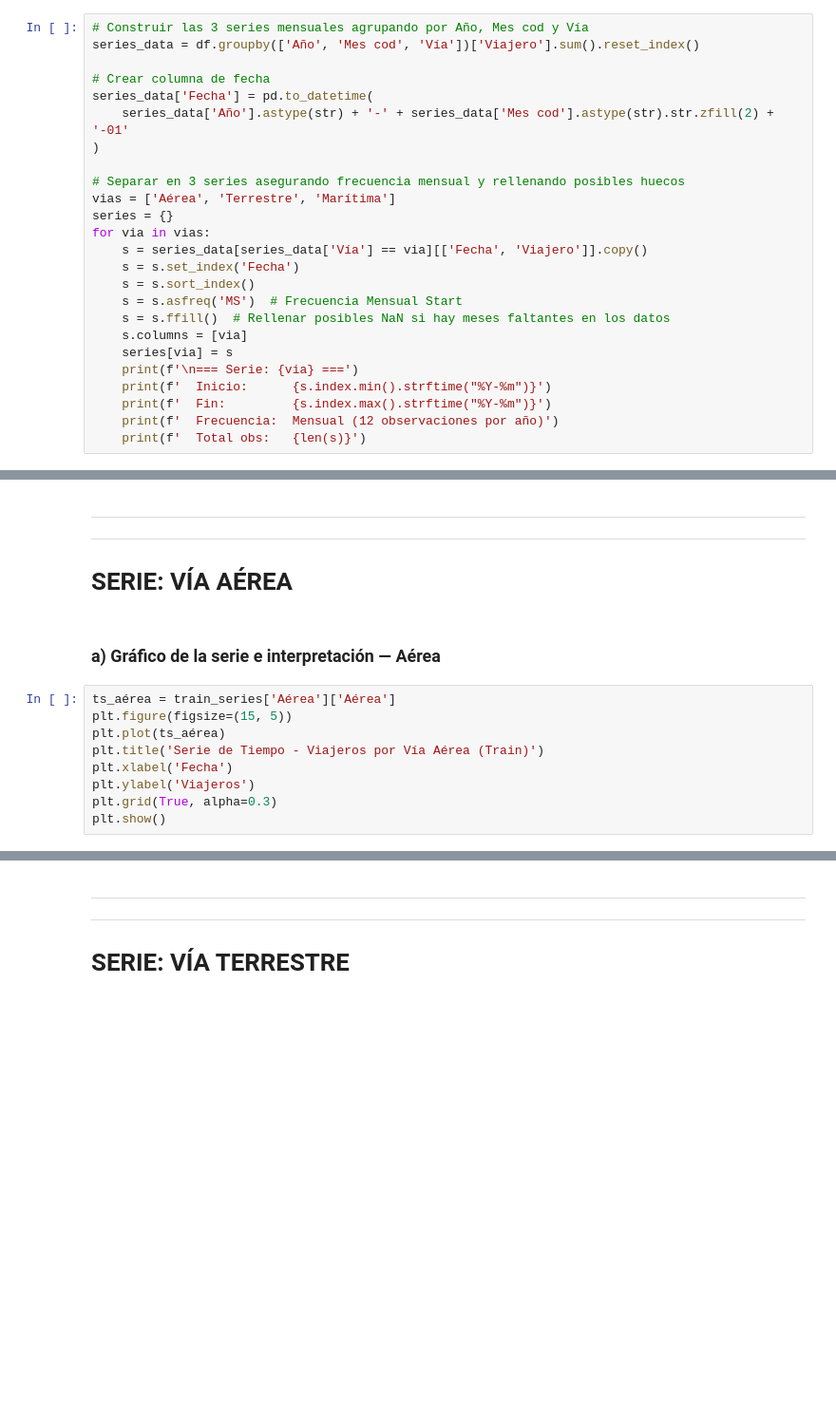
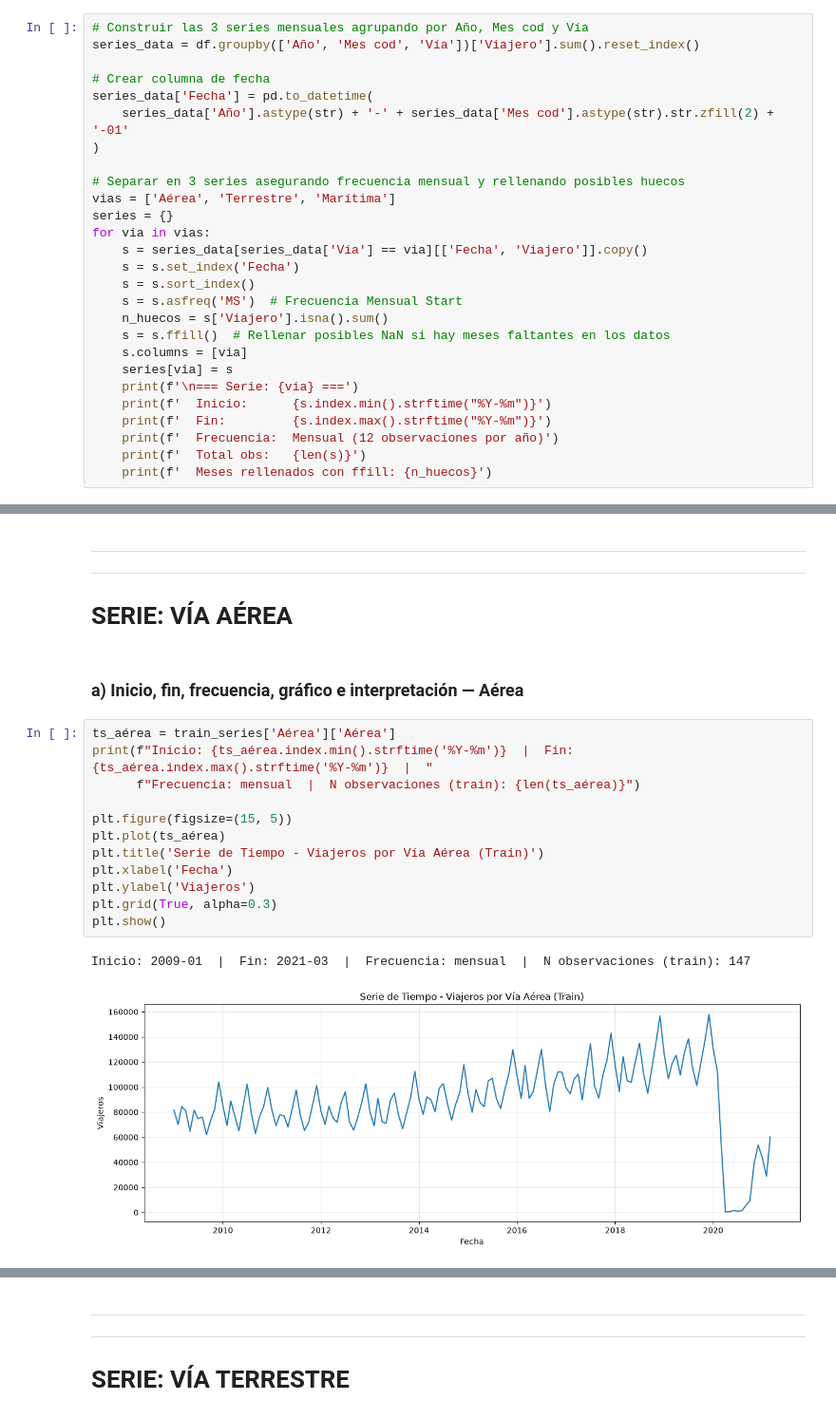
Before and after one commit to CamiR24/Lab1DS, a Jupyter notebook: Vias_de_ingreso/serie.ipynb, the cells around one changed output, grey strips where cells are left out. Shown at 95% size. Cells and saved outputs as stored; diff of their text form; blank space fills up the shorter version.

Commit message:
feat: update time series analysis notebook with data loading, visualization, and preprocessing logic

```diff
--- a/Vias_de_ingreso/serie.ipynb
+++ b/Vias_de_ingreso/serie.ipynb
@@ -60,6 +49,7 @@ for via in vias:
     s = s.set_index('Fecha')
     s = s.sort_index()
     s = s.asfreq('MS')  # Frecuencia Mensual Start
+    n_huecos = s['Viajero'].isna().sum()
     s = s.ffill()  # Rellenar posibles NaN si hay meses faltantes en los datos
     s.columns = [via]
     series[via] = s
@@ -68,3 +58,4 @@ for via in vias:
     print(f'  Fin:         {s.index.max().strftime("%Y-%m")}')
     print(f'  Frecuencia:  Mensual (12 observaciones por año)')
     print(f'  Total obs:   {len(s)}')
+    print(f'  Meses rellenados con ffill: {n_huecos}')
@@ -98,14 +122,20 @@ def calcular_metricas(actual, predicho):
 ---
 # SERIE: VÍA AÉREA
 # %% [markdown]
-### a) Gráfico de la serie e interpretación — Aérea
+### a) Inicio, fin, frecuencia, gráfico e interpretación — Aérea
 # %%
 ts_aérea = train_series['Aérea']['Aérea']
+print(f"Inicio: {ts_aérea.index.min().strftime('%Y-%m')}  |  Fin: {ts_aérea.index.max().strftime('%Y-%m')}  |  "
+      f"Frecuencia: mensual  |  N observaciones (train): {len(ts_aérea)}")
+
 plt.figure(figsize=(15, 5))
 plt.plot(ts_aérea)
 plt.title('Serie de Tiempo - Viajeros por Vía Aérea (Train)')
 plt.xlabel('Fecha')
 plt.ylabel('Viajeros')
 plt.grid(True, alpha=0.3)
 plt.show()
+# %% [output]
+Inicio: 2009-01  |  Fin: 2021-03  |  Frecuencia: mensual  |  N observaciones (train): 147
+[figure, added]
 # %% [markdown]
```
Also changed, not shown: parts of 124 cells of this notebook, 1 other file.
